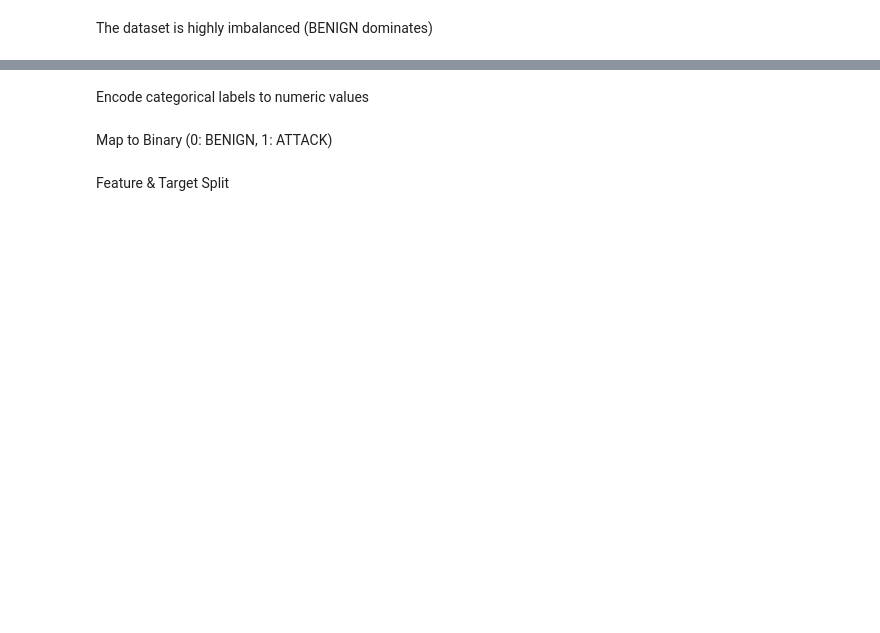
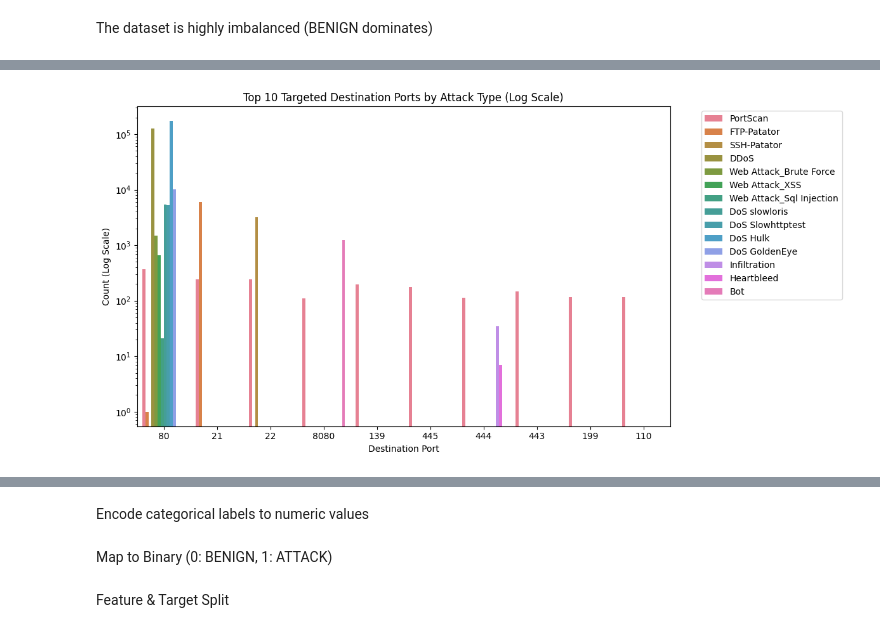
Before and after one commit to Team4-Project2-Sic/Network-Intrusion_Project2_SIC, a Jupyter notebook: project2_Sic_Coding.ipynb, the cells around one changed output, grey strips where cells are left out. Cells and saved outputs as stored; diff of their text form; code cells hidden in the pictures; blank space fills up the shorter version.

```diff
--- a/project2_Sic_Coding.ipynb
+++ b/project2_Sic_Coding.ipynb
@@ -224,0 +329,20 @@ plt.show()
+# %%
+attack_df = df_data[df_data['Label'] != 'BENIGN']
+top_ports = attack_df['Destination Port'].value_counts().head(10).index
+
+plt.figure(figsize=(12, 6))
+sns.countplot(
+    data=attack_df[attack_df['Destination Port'].isin(top_ports)],
+    x='Destination Port',
+    hue='Label',
+    order=top_ports
+)
+plt.yscale('log')
+plt.title('Top 10 Targeted Destination Ports by Attack Type (Log Scale)')
+plt.xlabel('Destination Port')
+plt.ylabel('Count (Log Scale)')
+plt.legend(bbox_to_anchor=(1.05, 1), loc='upper left')
+plt.tight_layout()
+plt.show()
+# %% [output]
+[figure, added]
```
Also changed, not shown: parts of 31 cells of this notebook.
